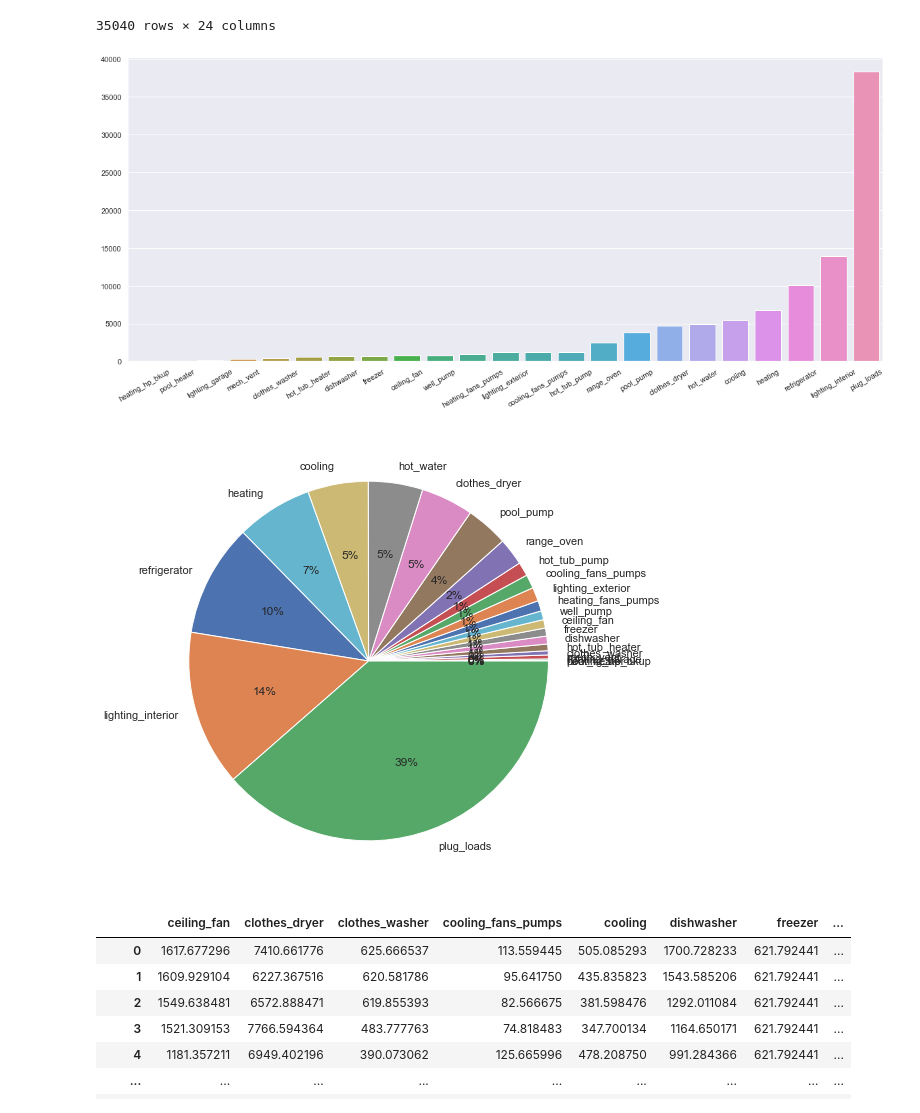
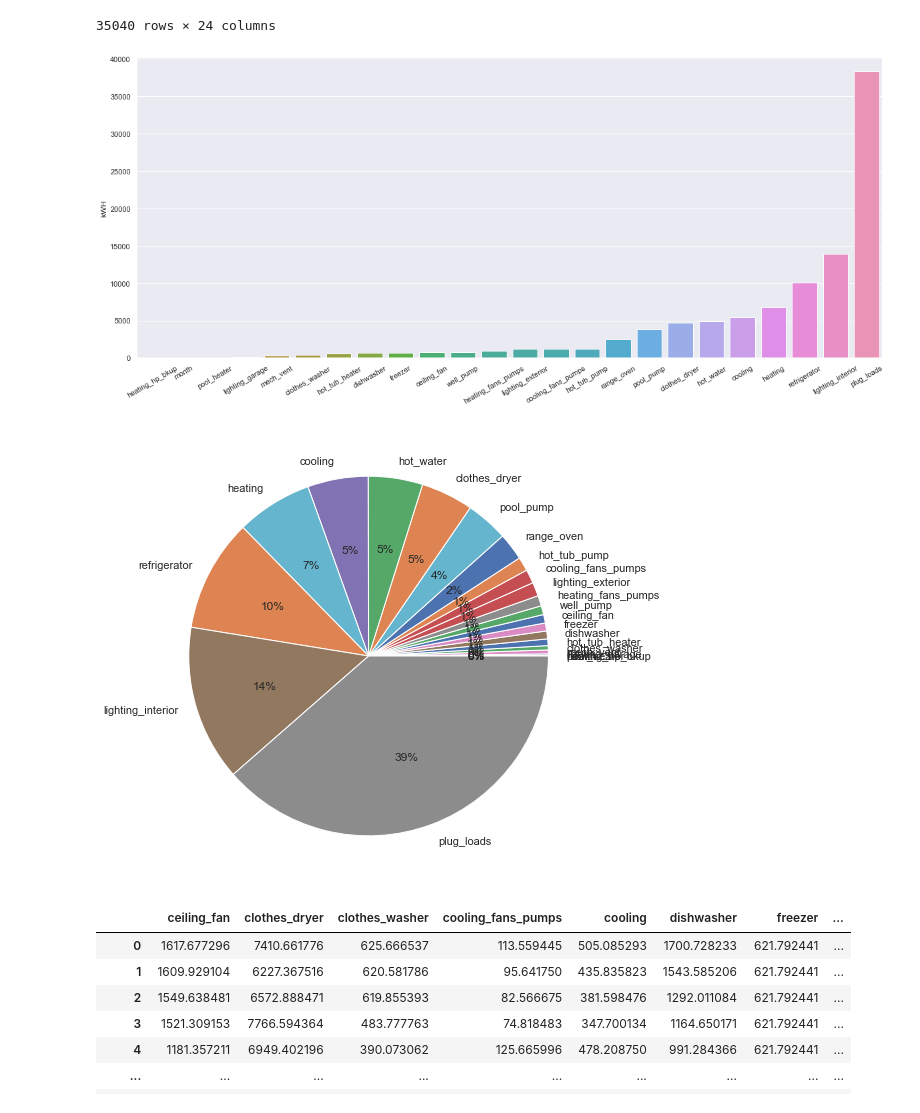
Before and after one commit to utkarshapets/load-shift-emissions, a Jupyter notebook: Simulated Alameda County 2018 Residential EDA.ipynb, the cells around one changed output. Saved outputs shown, nothing was run; the diff lists cells and outputs as text; code cells hidden in the pictures.

```diff
--- a/Simulated Alameda County 2018 Residential EDA.ipynb
+++ b/Simulated Alameda County 2018 Residential EDA.ipynb
@@ -88,17 +88,19 @@ res_electricity
 | 35039 | 1692.737910 | 6532.936854 | 650.606031 | 81.840282 | 427.119106 | 1778.694419 | 699.516496 | ... |
 35040 rows × 24 columns
 # %%
-means = res_electricity.mean().sort_values()[:-1] # getting rid of the total column
+means = pd.DataFrame({"kWH": res_electricity.mean()[:-1]}) # getting rid of the total column
+means["color"] = sns.color_palette() + sns.color_palette() + sns.color_palette()[:5]
+means = means.sort_values("kWH").drop("total")
 # %%
 sns.set(rc={'figure.figsize':(20,8.27)})
-sns.barplot(x=means.index, y=means)
+sns.barplot(x=means.index, y=means["kWH"])
 plt.xticks(rotation=30);
 # %% [output]
-[figure, old version]
+[figure, new version]
 # %%
-plt.pie(means, labels = means.index, autopct='%.0f%%');
+plt.pie(means["kWH"], labels = means.index, colors = means["color"], autopct='%.0f%%');
 # %% [output]
-[figure, old version]
+[figure, new version]
 # %%
 df = res_electricity
 df["Timestamp (PST)"] = res["Timestamp (PST)"]
```
Also changed, not shown: 4 other files.
